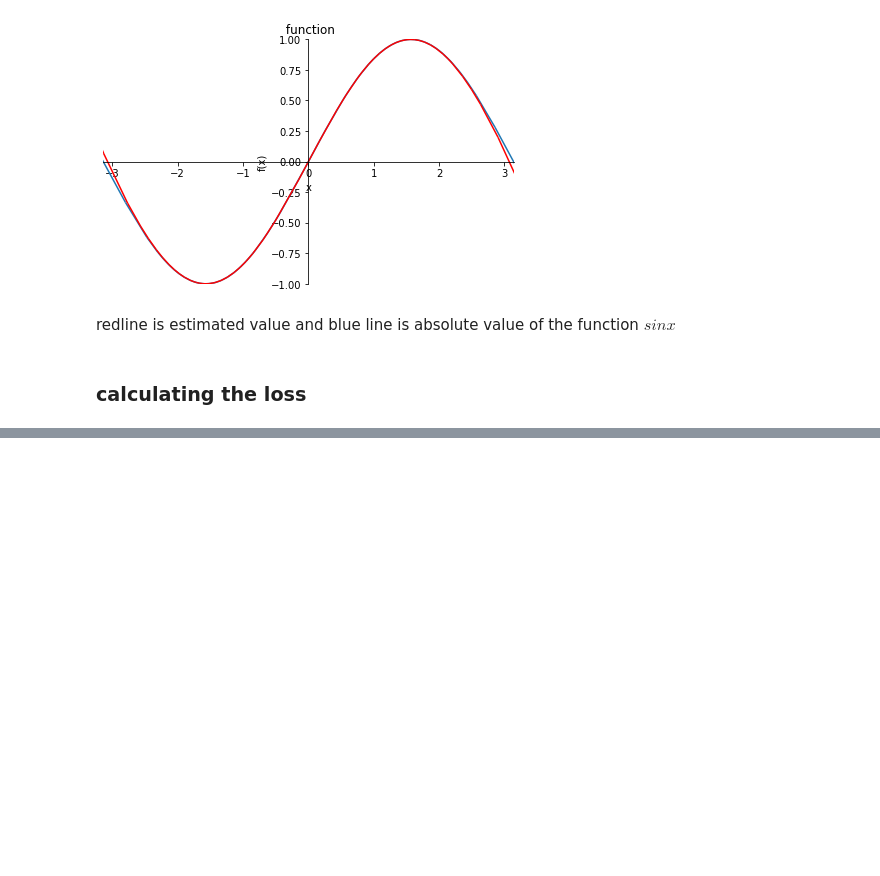
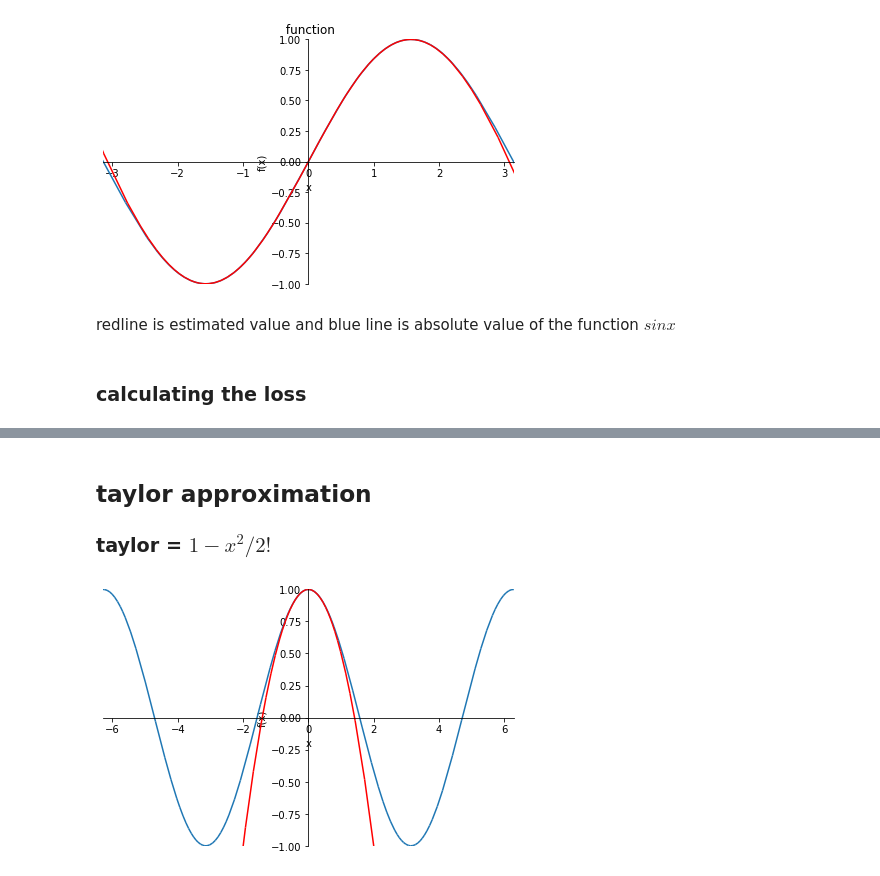
Before and after one commit to sinaapolo969/numericalAnalysis, a Jupyter notebook: numericalAnalysis.ipynb, the cells around one changed output, grey strips where cells are left out. Cells and saved outputs as stored; diff of their text form; code cells hidden in the pictures; blank space fills up the shorter version.

```diff
--- a/numericalAnalysis.ipynb
+++ b/numericalAnalysis.ipynb
@@ -354,0 +366,11 @@ plt.show()
+# %% [markdown]
+## taylor approximation
+### taylor = $1 - x^2 / 2!$
+# %%
+# taylor series till 1 - x^2 / 2!
+ploted1 = sp.plot(1 - (x**2) / math.factorial(2), show = False,
+                  xlim = (-2* sp.pi, 2* sp.pi), ylim = (-1, 1), line_color = 'r')
+ploted.append(ploted1[0])
+ploted.show()
+# %% [output]
+[figure, added]
```
Also changed, not shown: parts of 12 cells of this notebook.
